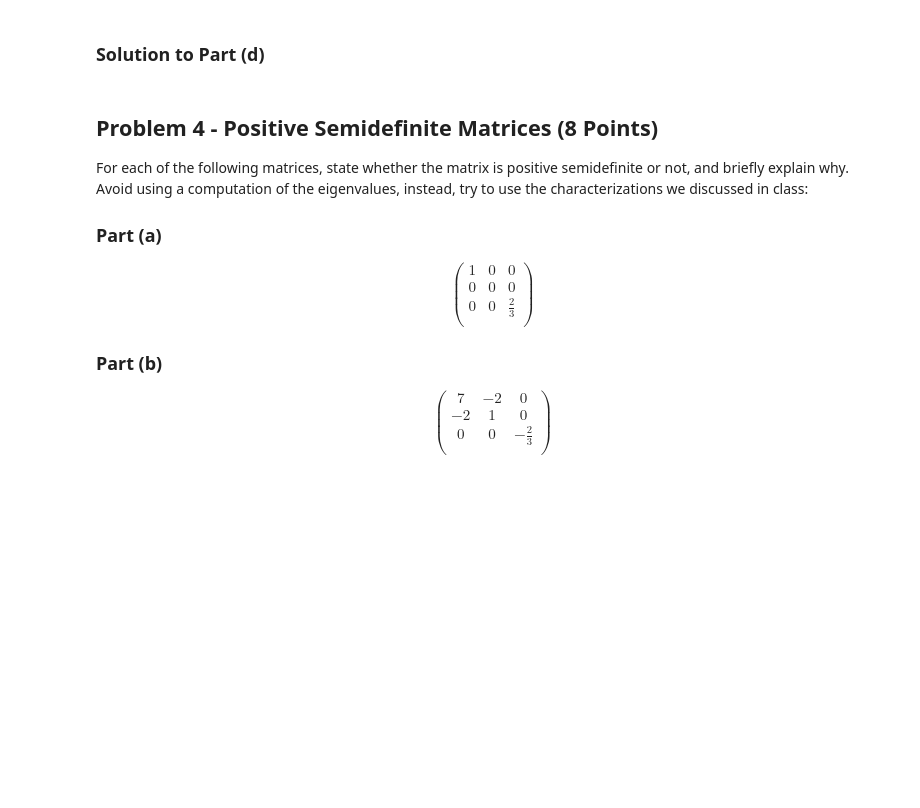
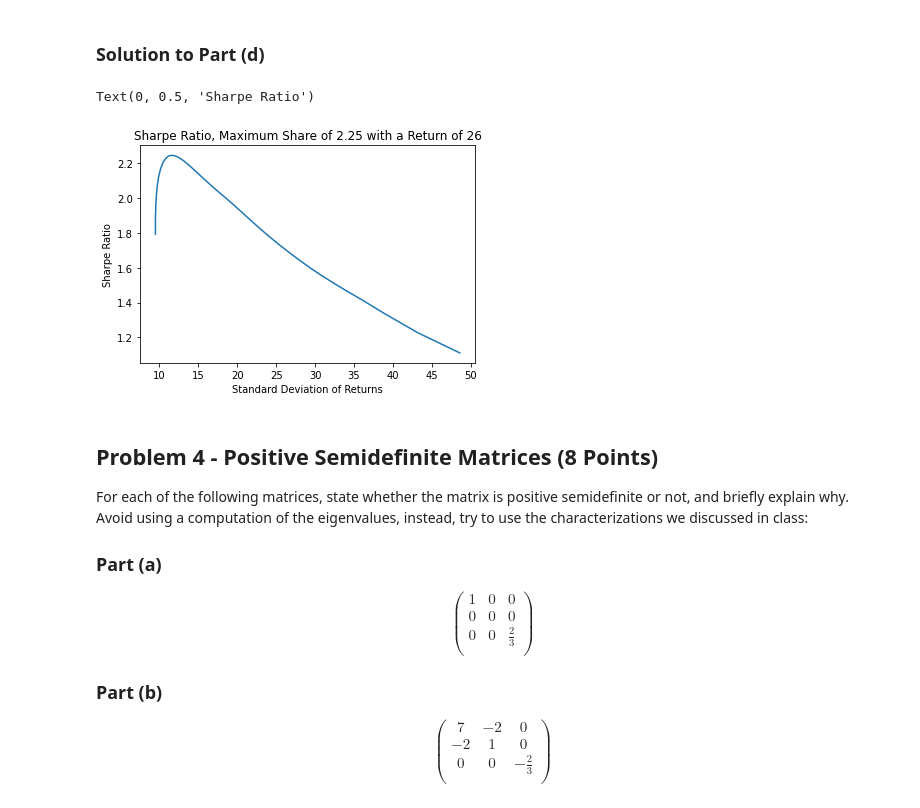
Before and after one commit to jdean53/GeneralWork, a Jupyter notebook: FinOps/HW3.ipynb, the cells around one changed output. Cells and saved outputs as stored; diff of their text form; code cells hidden in the pictures; blank space fills up the shorter version.

```diff
--- a/FinOps/HW3.ipynb
+++ b/FinOps/HW3.ipynb
@@ -273,5 +401,17 @@ import quadprog
 # %% [markdown]
 ### Solution to Part (d)
+# %%
+pd.options.display.float_format = '{:.2f}'.format
+sharpe_df = pd.DataFrame(data=sharpe, index=req_returns, columns=['sharpe'])
+max_sharpe_ret = sharpe_df.idxmax()
+
+plt.plot(np.sqrt(variance),sharpe)
+plt.title('Sharpe Ratio, Maximum Share of {:.2f} with a Return of {:.0f}'.format(sharpe_df.max()[0], max_sharpe_ret[0]))
+plt.xlabel('Standard Deviation of Returns')
+plt.ylabel('Sharpe Ratio')
+# %% [output]
+Text(0, 0.5, 'Sharpe Ratio')
+[figure, added]
 # %% [markdown]
 ## Problem 4 - Positive Semidefinite Matrices (8 Points)
 For each of the following matrices, state whether the matrix is positive semidefinite or not, and briefly explain why. Avoid using a computation of the eigenvalues, instead, try to use the characterizations we discussed in class:
```
Also changed, not shown: parts of 17 cells of this notebook, 1 other file.
